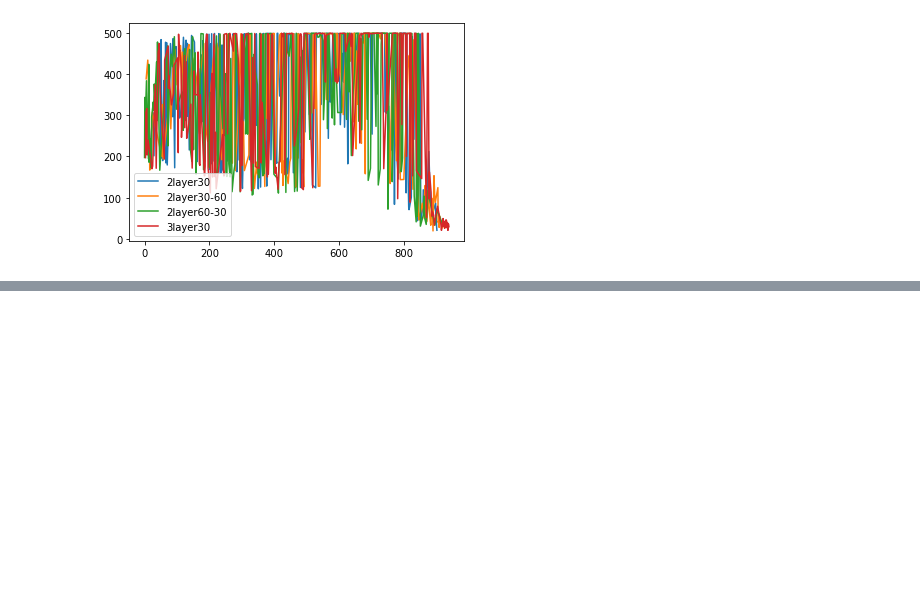
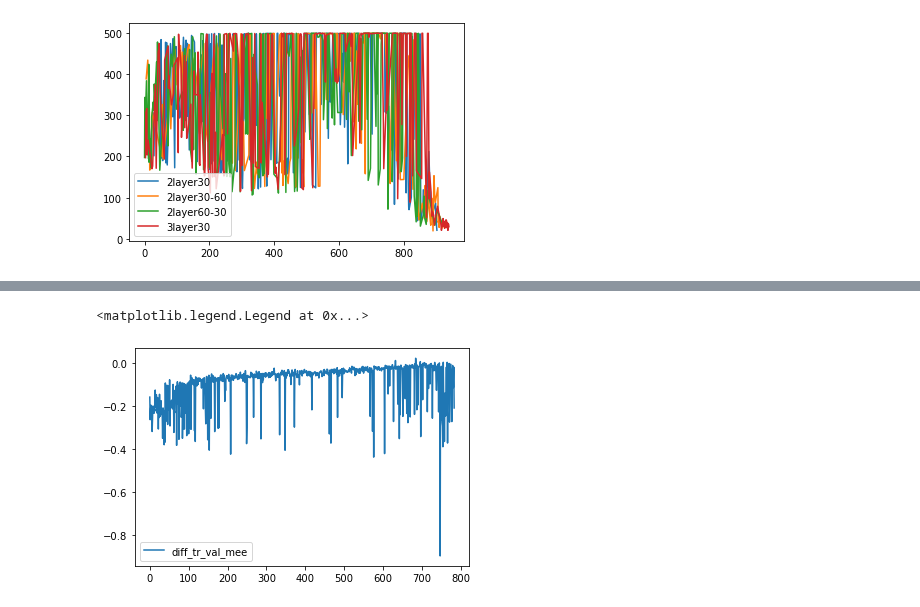
Before and after one commit to lorenzoleuzzi1/ml-project, a Jupyter notebook: gs3_params_exploring.ipynb, the cells around one changed output, grey strips where cells are left out. Saved outputs shown, nothing was run; the diff lists cells and outputs as text; code cells hidden in the pictures; blank space fills up the shorter version.

```diff
--- a/gs3_params_exploring.ipynb
+++ b/gs3_params_exploring.ipynb
@@ -250,3 +260,9 @@ plt.legend()
+# %%
+plt.plot(y_tr-y_val, label='diff_tr_val_mee')
+plt.legend()
+# %% [output]
+<matplotlib.legend.Legend at 0x...>
+[figure, added]
 # %%
 # retrain dei best con curve (controlla overfitting)
 # perchè vanno in overflow
```
Also changed, not shown: parts of 4 cells of this notebook, 1 other file.
